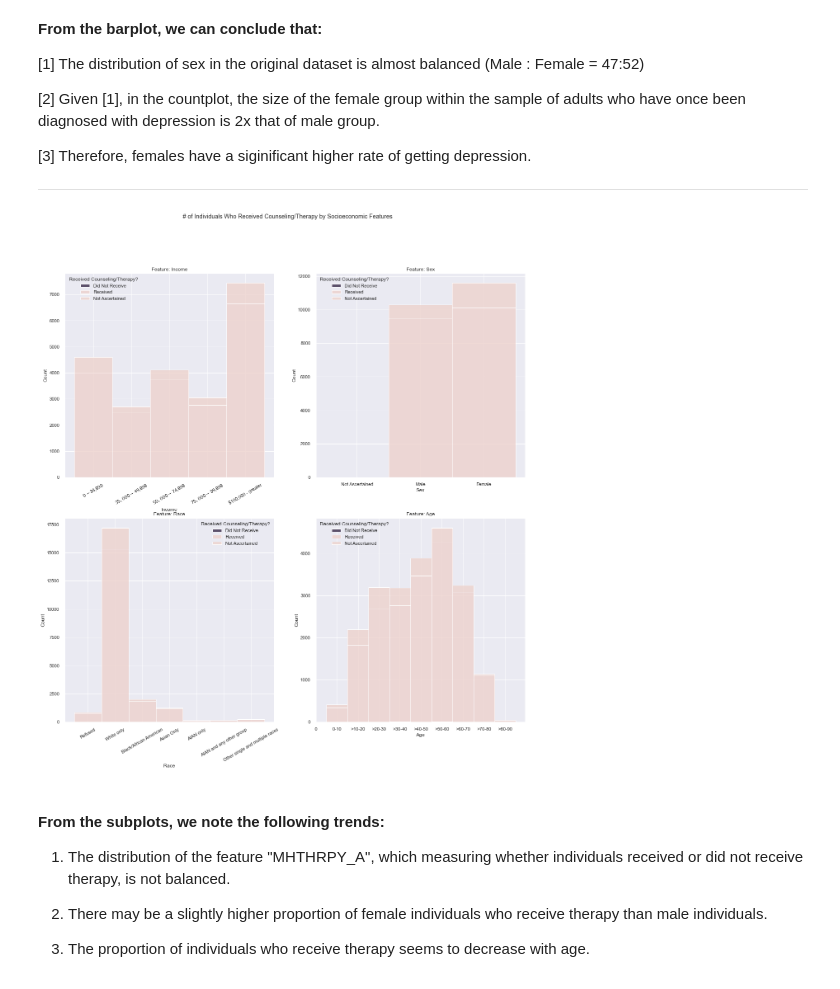
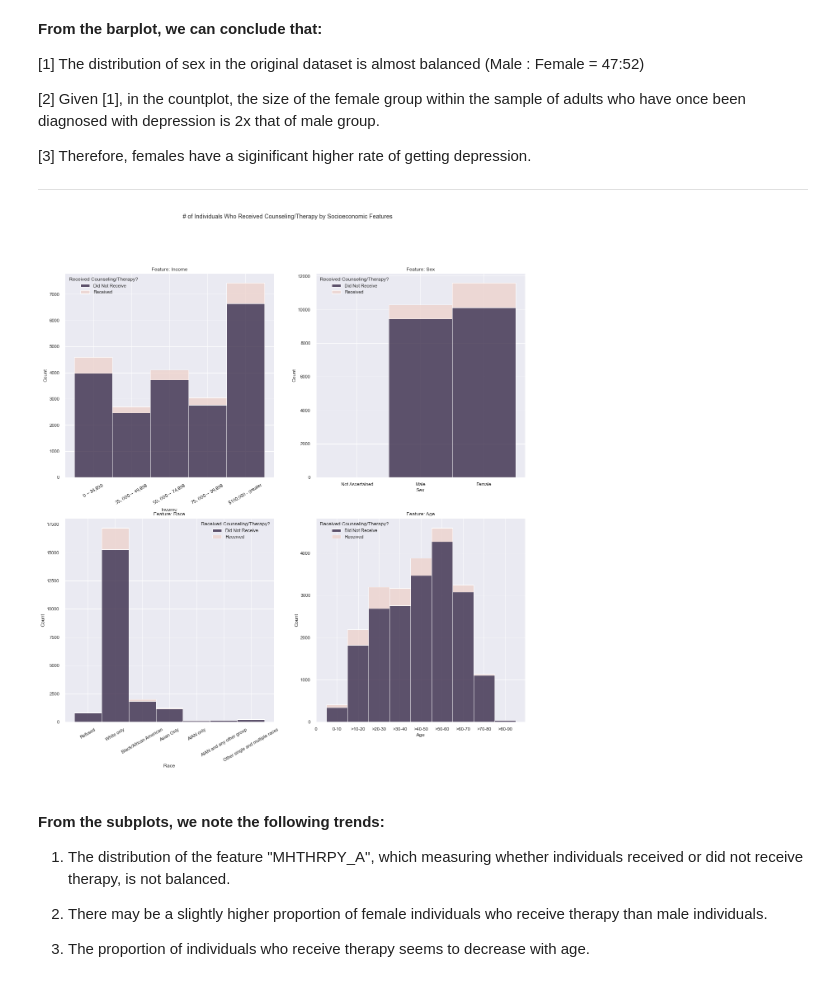
Before and after one commit to vidishac/Data_Mining_Project, a Jupyter notebook: Data_Mining_Project.ipynb, the cells around one changed output. Saved outputs shown, nothing was run; the diff lists cells and outputs as text; code cells hidden in the pictures.

```diff
--- a/Data_Mining_Project.ipynb
+++ b/Data_Mining_Project.ipynb
@@ -432,6 +436,7 @@ plt.xticks([0,1], ['Male','Female'])
 # %%
 import matplotlib.ticker as mticker
 
+df_cate = df_cate[df_cate['MHTHRPY_A']!=100]
 df_graph = df_cate.copy()
 df_graph[rv_ord['Variable Names'].tolist()] = df_graph[rv_ord['Variable Names'].tolist()].replace(100, 0)
 
@@ -452,34 +457,34 @@ ax2 = sns.histplot(ax=axes[0,1], multiple="stack", discrete=True, x="SEX_A",
 ax2.legend(title='Received Counseling/Therapy?', labels = ['Did Not Receive', 'Received', 'Not Ascertained'])
 ax2.xaxis.set_ticks(np.arange(0, 3, 1))
 labels = ["Not Ascertained", "Male", "Female"]
 ax2.set_xticklabels(labels);
 ax2.set_title('Feature: Sex')
 ax2.set_xlabel('Sex')
 
 ax3 = sns.histplot(ax=axes[1,0], multiple="stack", discrete=True, x="RACEALLP_A",
                    hue="MHTHRPY_A", data=df_graph, stat="count", legend=False)
 labels = ['Refused', 'White only', 'Black/African American',
          'Asian Only', 'AIAN only', 'AIAN and any other group', 'Other single and multiple races']
 ax3.legend(title='Received Counseling/Therapy?', labels = ['Did Not Receive', 'Received', 'Not Ascertained'])
 ax3.xaxis.set_ticks(np.arange(0, 7, 1))
 ax3.set_xticklabels(labels, rotation=30);
 ax3.set_title('Feature: Race')
 ax3.set_xlabel('Race')
 
 bins = np.arange(1, 10) * 10
 df_copy = df_graph.copy()
 df_copy['age category'] = np.digitize(df_graph['AGEP_A'], bins, right=True)
 ax4 = sns.histplot(ax=axes[1,1], multiple="stack", discrete=True, x="age category",
                    hue="MHTHRPY_A", data=df_copy, stat="count", legend=False)
 ax4.legend(title='Received Counseling/Therapy?', labels = ['Did Not Receive', 'Received', 'Not Ascertained'])
 labels = ['0', '0-10', '>10-20', '>20-30',
          '>30-40', '>40-50', '>50-60', '>60-70', '>70-80', '>80-90']
 ax4.xaxis.set_ticks(np.arange(0, 10, 1))
 ax4.set_xticklabels(labels);
 ax4.set_title('Feature: Age')
 ax4.set_xlabel('Age');
 # %% [output]
-[figure, old version]
+[figure, new version]
 # %% [markdown]
 #### From the subplots, we note the following trends:
 
```
Also changed, not shown: parts of 54 cells of this notebook.
